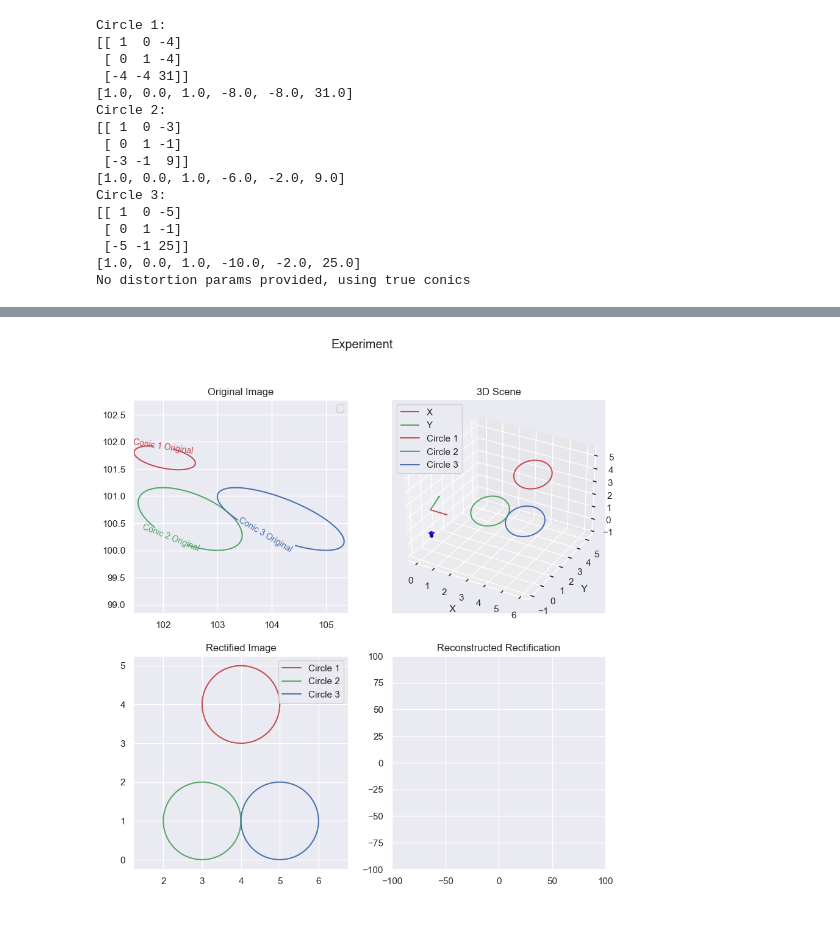
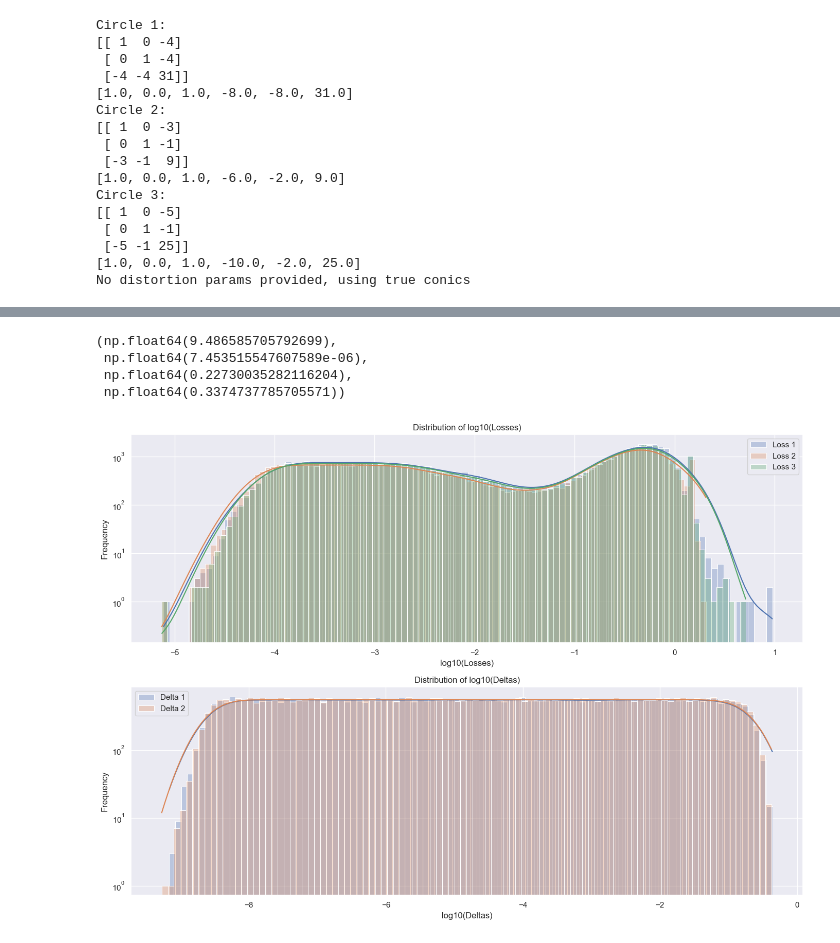
Before and after one commit to HomoTopi/CV_project_24_25_HomotopyContinuation, a Jupyter notebook: Notebooks/delta_vs_eccentricity.ipynb, the cells around one changed output, grey strips where cells are left out. Drawn from its saved outputs; the diff is of its cells as text; code cells hidden in the pictures.

```diff
--- a/Notebooks/delta_vs_eccentricity.ipynb
+++ b/Notebooks/delta_vs_eccentricity.ipynb
@@ -3,3 +1,8 @@ import numpy as np
+# %%
+import numpy as np
+import seaborn as sns
+import matplotlib.pyplot as plt
+sns.set_theme()
 # %%
 from HomoTopiContinuation.DataStructures.datastructures import Conic, Conics, Circle, Homography
 from HomoTopiContinuation.SceneGenerator.scene_generator import SceneDescription, SceneGenerator
@@ -182,12 +131,29 @@ plt.show()
-# %%
-
-
-# Plot the results
-plotter = Plotter(2, 2, title="Experiment")
-
-plotter.plotExperiment(sceneDescription, img,
-                        warpedConics)
-
-plotter.show()
-# %% [output]
-[figure, removed]
+# %%
+np.max(losses), np.min(losses), np.mean(losses), np.std(losses)
+# %% [output]
+(np.float64(9.486585705792699),
+ np.float64(7.453515547607589e-06),
+ np.float64(0.22730035282116204),
+ np.float64(0.3374737785705571))
+# %%
+fig, axs = plt.subplots(2, 1, figsize=(14, 10))
+for idx in range(losses.shape[1]):
+    sns.histplot(np.log10(np.abs(losses[:, idx])), bins=100, alpha=0.3, label=f'Loss {idx+1}', kde=True, ax=axs[0])
+axs[0].set_xlabel('log10(Losses)')
+axs[0].set_ylabel('Frequency')
+axs[0].set_title('Distribution of log10(Losses)')
+axs[0].set_yscale('log')
+axs[0].legend()
+
+for idx in range(deltas.shape[1]):
+    sns.histplot(np.log10(np.abs(deltas[:, idx])), bins=100, alpha=0.3, label=f'Delta {idx+1}', kde=True, ax=axs[1])
+axs[1].set_xlabel('log10(Deltas)')
+axs[1].set_ylabel('Frequency')
+axs[1].set_title('Distribution of log10(Deltas)')
+axs[1].set_yscale('log')
+axs[1].legend()
+
+plt.tight_layout()
+plt.show()
+# %% [output]
+[figure, added]
```
Also changed, not shown: parts of 8 cells of this notebook.
